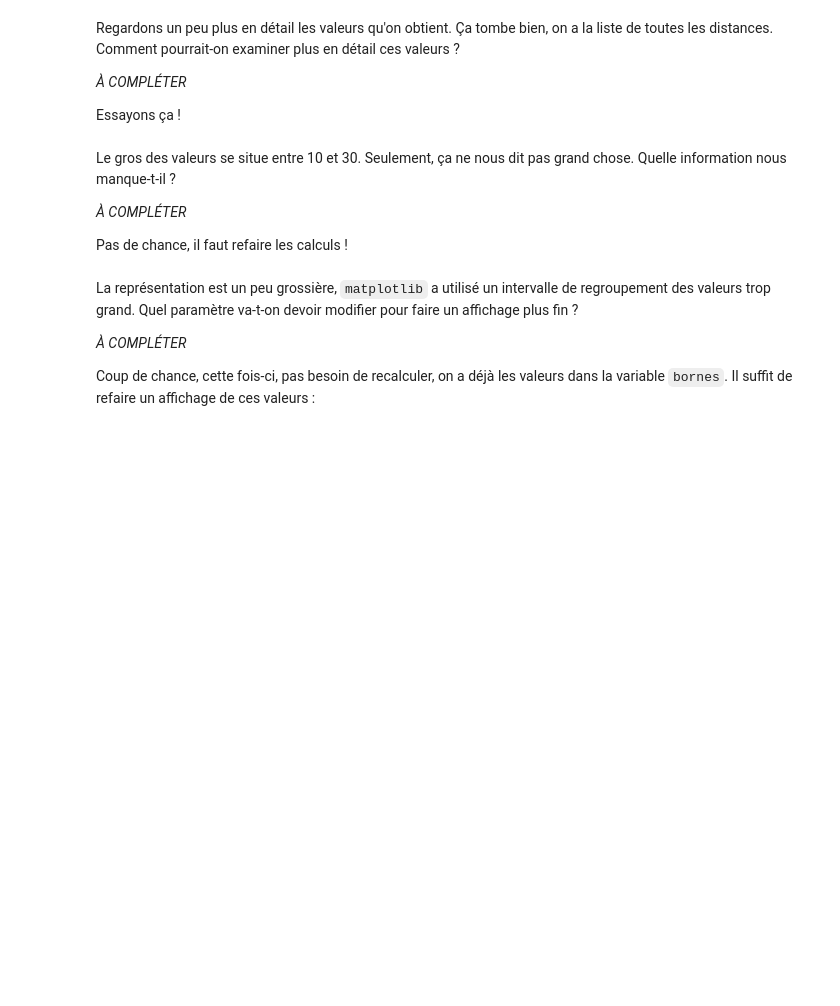
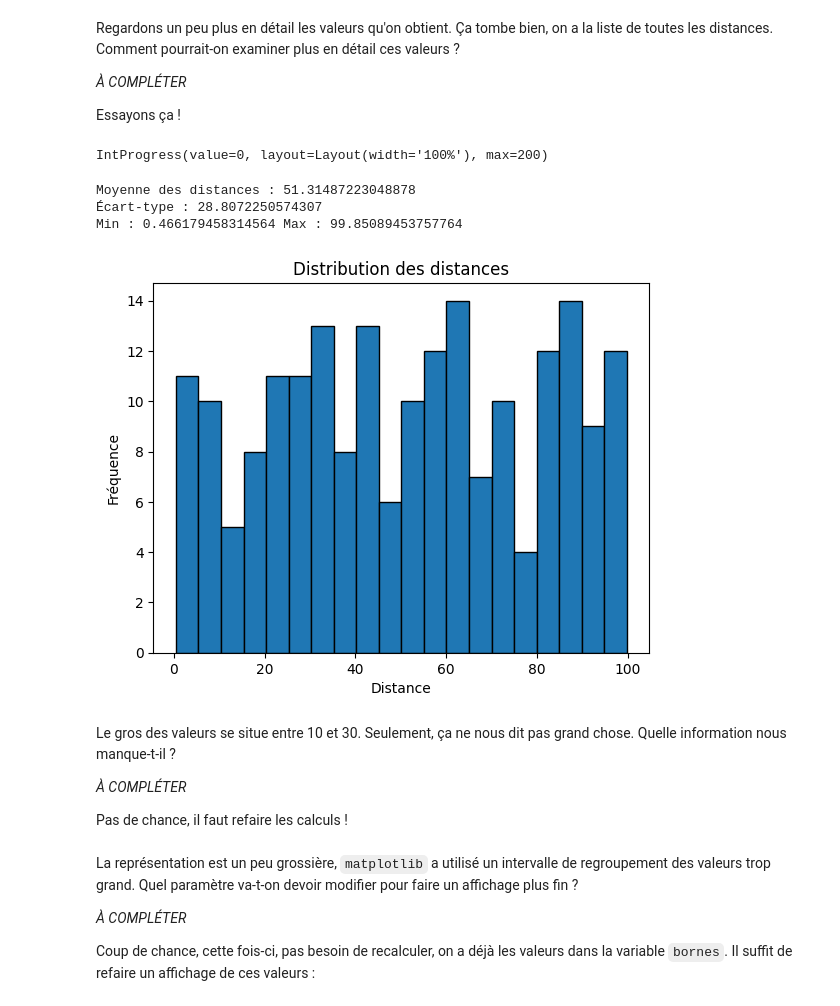
Before and after one commit to yanou16/Corbeille-probl-me-NP, a Jupyter notebook: Workshop_4_2_-_Etudiant.ipynb, the cells around one changed output. Cells and saved outputs as stored; diff of their text form; code cells hidden in the pictures; blank space fills up the shorter version.

```diff
--- a/Workshop_4_2_-_Etudiant.ipynb
+++ b/Workshop_4_2_-_Etudiant.ipynb
@@ -439,18 +439,3 @@ Comment peut-on y remédier sans pour autant renoncer à cette optimisation, qui
 <em>À COMPLÉTER</em>
 
 Corrigeons ça tout de suite&nbsp;!
-# %%
-def random_objets(poids_max, val_max):
-    """
-    Cette fonction genere des objets de poids et de valeur
-    aleatoires (borne par les valeurs passees en parametre).
-
-    Renvoie un tuple de 2 dictionnaires (poids,valeur)
-    """
-
-    #À COMPLÉTER
-
-    poids_objets  = {i: random.randint(1, poids_max) for i in range(nb_objets)}
-    valeur_objets = {i: random.randint(1, val_max)   for i in range(nb_objets)}
-
-    return poids_objets, valeur_objets
@@ -494,3 +691,41 @@ Essayons ça&nbsp;!
+# %%
+from ipywidgets import IntProgress
+from IPython.display import display
+from collections import deque
+import random
+import statistics
+import matplotlib.pyplot as plt
+
+random.seed(a=3)
+bornes = deque(())
+
+nb_tests = 200
+
+bar = IntProgress(min=0, max=nb_tests, layout={"width" : "100%"})
+display(bar)
+
+for _ in range(nb_tests):
+    distance = random.uniform(0, 100)  # exemple de calcul de distance
+    bornes.append(distance)
+    bar.value += 1
+
+bar.close()
+
+print("Moyenne des distances :", sum(bornes) / len(bornes))
+print("Écart-type :", statistics.stdev(bornes))
+print("Min :", min(bornes), "Max :", max(bornes))
+
+plt.hist(bornes, bins=20, edgecolor='black')
+plt.title("Distribution des distances")
+plt.xlabel("Distance")
+plt.ylabel("Fréquence")
+plt.show()
+# %% [output]
+IntProgress(value=0, layout=Layout(width='100%'), max=200)
+Moyenne des distances : 51.31487223048878
+Écart-type : 28.8072250574307
+Min : 0.466179458314564 Max : 99.85089453757764
+[figure, added]
 # %% [markdown]
 Le gros des valeurs se situe entre 10 et 30. Seulement, ça ne nous dit pas grand chose. Quelle information nous manque-t-il&nbsp;?
 
```
Also changed, not shown: parts of 5 cells of this notebook, 1 other file.
